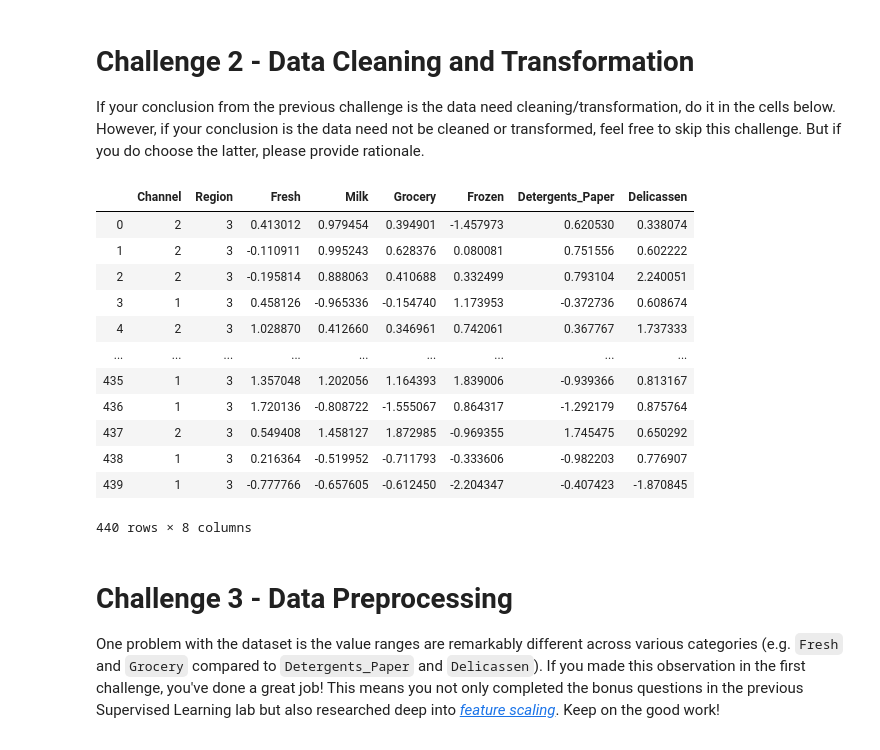
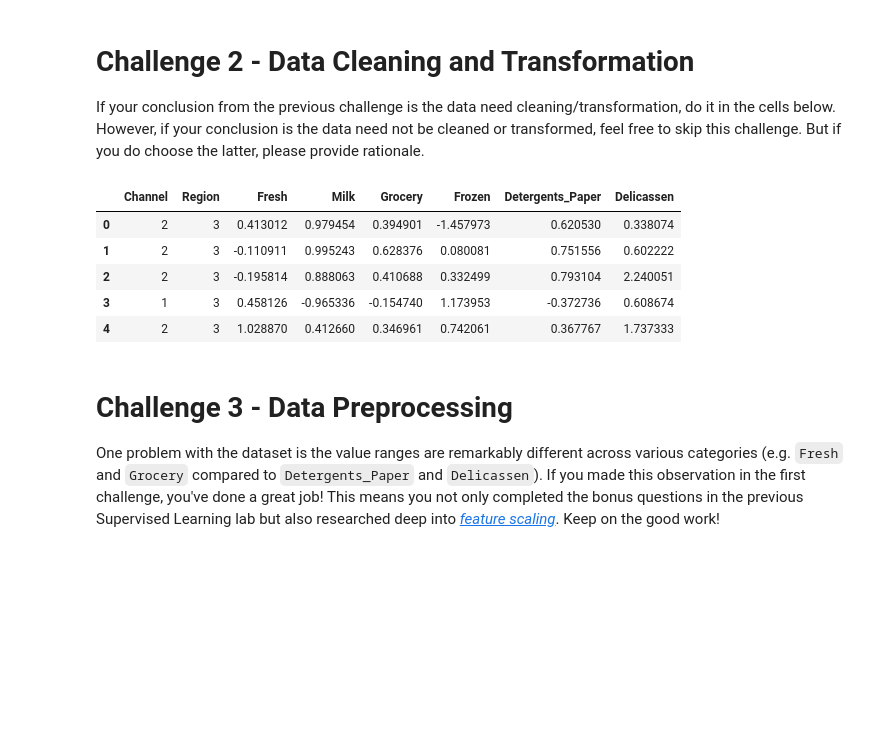
Before and after one commit to fuentebermudez/data-labs, a Jupyter notebook: module-3/lab-unsupervised-learning/your-code/main.ipynb, the cells around one changed output. Cells and saved outputs as stored; diff of their text form; code cells hidden in the pictures; blank space fills up the shorter version.

```diff
--- a/module-3/lab-unsupervised-learning/your-code/main.ipynb
+++ b/module-3/lab-unsupervised-learning/your-code/main.ipynb
@@ -115,21 +113,14 @@ customers_=pd.concat([customers_categorical,customers_normalize],axis=1)
 # %%
 customers_.columns=['Channel','Region','Fresh', 'Milk', 'Grocery', 'Frozen', 'Detergents_Paper', 'Delicassen']
 # %%
-customers_
+customers_.head()
 # %% [output]
 |  | Channel | Region | Fresh | Milk | Grocery | Frozen | Detergents_Paper | Delicassen |
 | 0 | 2 | 3 | 0.413012 | 0.979454 | 0.394901 | -1.457973 | 0.620530 | 0.338074 |
 | 1 | 2 | 3 | -0.110911 | 0.995243 | 0.628376 | 0.080081 | 0.751556 | 0.602222 |
 | 2 | 2 | 3 | -0.195814 | 0.888063 | 0.410688 | 0.332499 | 0.793104 | 2.240051 |
 | 3 | 1 | 3 | 0.458126 | -0.965336 | -0.154740 | 1.173953 | -0.372736 | 0.608674 |
 | 4 | 2 | 3 | 1.028870 | 0.412660 | 0.346961 | 0.742061 | 0.367767 | 1.737333 |
-| ... | ... | ... | ... | ... | ... | ... | ... | ... |
-| 435 | 1 | 3 | 1.357048 | 1.202056 | 1.164393 | 1.839006 | -0.939366 | 0.813167 |
-| 436 | 1 | 3 | 1.720136 | -0.808722 | -1.555067 | 0.864317 | -1.292179 | 0.875764 |
-| 437 | 2 | 3 | 0.549408 | 1.458127 | 1.872985 | -0.969355 | 1.745475 | 0.650292 |
-| 438 | 1 | 3 | 0.216364 | -0.519952 | -0.711793 | -0.333606 | -0.982203 | 0.776907 |
-| 439 | 1 | 3 | -0.777766 | -0.657605 | -0.612450 | -2.204347 | -0.407423 | -1.870845 |
-440 rows × 8 columns
 # %%
 # Your comment here
 # %% [markdown]
```
Also changed, not shown: parts of 12 cells of this notebook.
